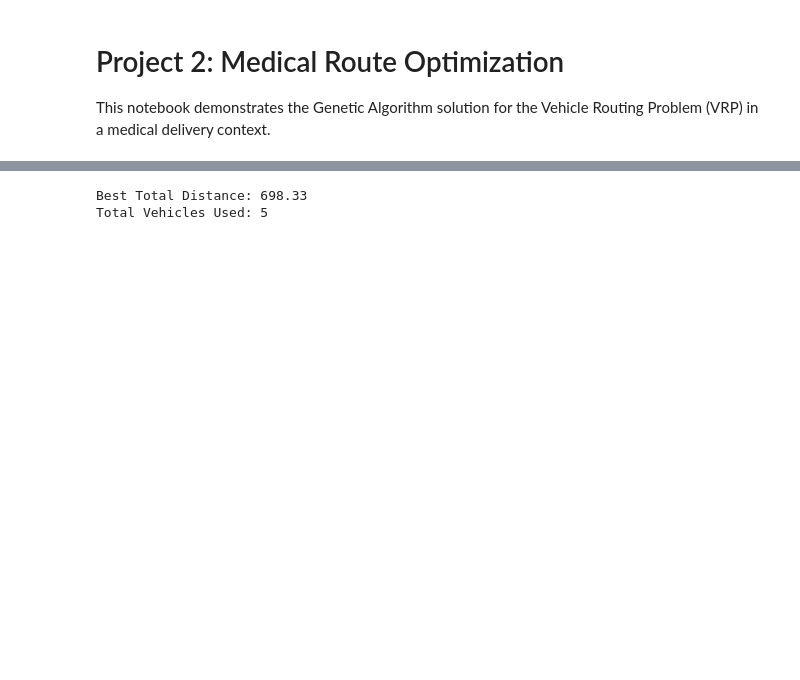
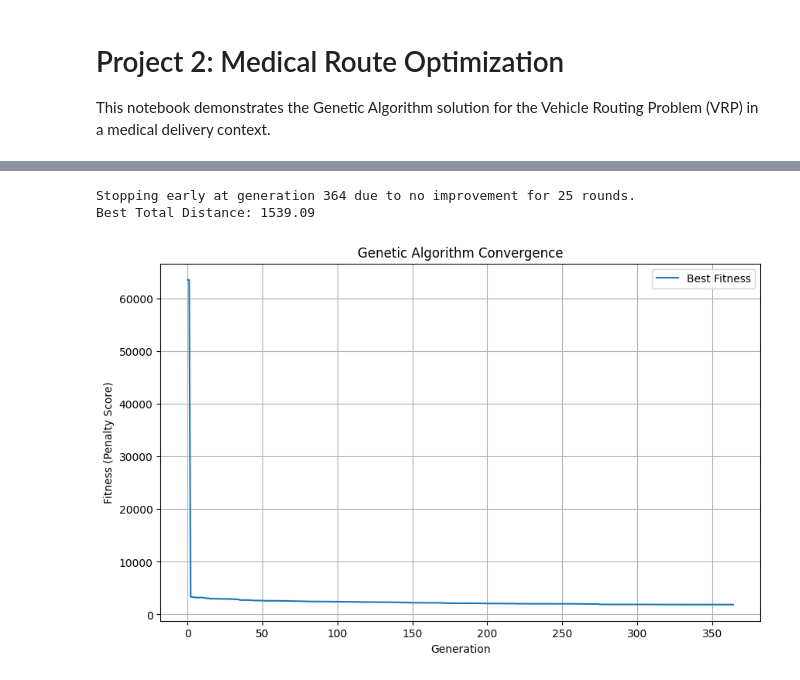
Before and after one commit to brummm/tsp-vrp, a Jupyter notebook: notebooks/demo.ipynb, the cells around one changed output, grey strips where cells are left out. Saved outputs shown, nothing was run; the diff lists cells and outputs as text; code cells hidden in the pictures; blank space fills up the shorter version.

```diff
--- a/notebooks/demo.ipynb
+++ b/notebooks/demo.ipynb
@@ -51,17 +65,31 @@ Created Fleet of 5 vehicles with capacity 4 and range 100.0
 # %%
 # 2. Run Genetic Algorithm
 # Adjust generations/pop_size based on problem size if needed
-generations = 200 if DATASET == 'large' else 150
-pop_size = 100 if DATASET == 'large' else 60
+generations = 2000
+pop_size = 60
+early_stopping_rounds = 25
 
-optimizer = GeneticOptimizer(locations, depot, fleet, generations=generations, pop_size=pop_size)
-best_routes, best_dist = optimizer.run()
+
+optimizer = GeneticOptimizer(locations, depot, fleet, generations=generations, pop_size=pop_size, early_stopping_rounds=early_stopping_rounds, priority_weight=0.5)
+best_routes, best_dist, fitness_history = optimizer.run()
 
 print(f"Best Total Distance: {best_dist:.2f}")
-print(f"Total Vehicles Used: {len(best_routes)}")
 # %% [output]
-Best Total Distance: 698.33
-Total Vehicles Used: 5
+Stopping early at generation 364 due to no improvement for 25 rounds.
+Best Total Distance: 1539.09
+# %%
+import matplotlib.pyplot as plt
+
+plt.figure(figsize=(10, 6))
+plt.plot(fitness_history, label='Best Fitness')
+plt.title('Genetic Algorithm Convergence')
+plt.xlabel('Generation')
+plt.ylabel('Fitness (Penalty Score)')
+plt.grid(True)
+plt.legend()
+plt.show()
+# %% [output]
+[figure, added]
 # %%
 # 3. Visualize Solution
 Plotter.plot_solution(best_routes, depot)
```
Also changed, not shown: parts of 4 cells of this notebook, 7 other files.
